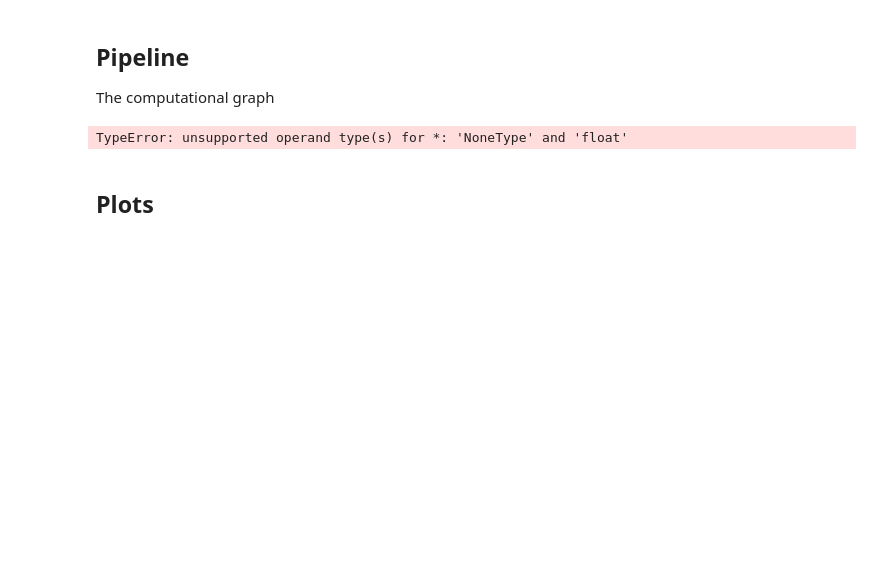
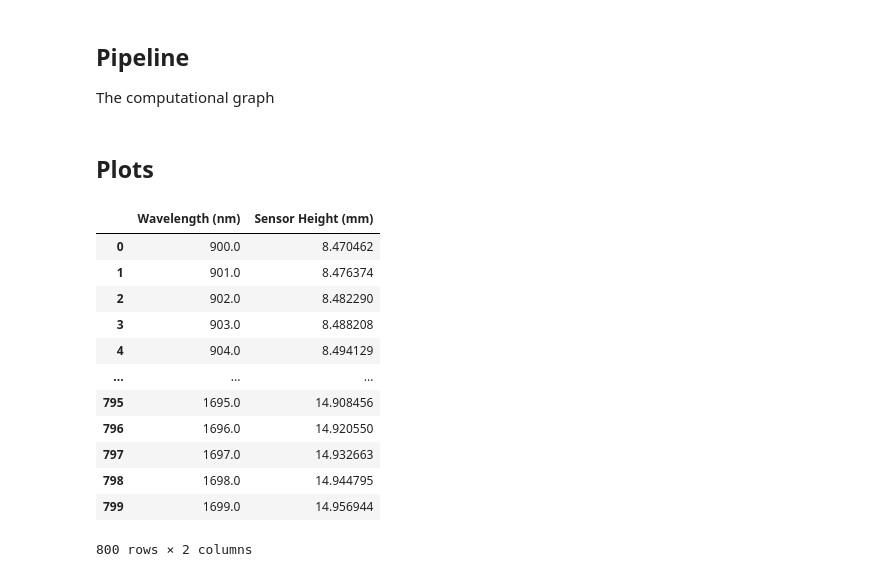
Before and after one commit to utat-ss/architect, a Jupyter notebook: notebooks/sensor_wavelength_mapping.ipynb, the cells around one changed output. Drawn from its saved outputs; the diff is of its cells as text; code cells hidden in the pictures; blank space fills up the shorter version.

```diff
--- a/notebooks/sensor_wavelength_mapping.ipynb
+++ b/notebooks/sensor_wavelength_mapping.ipynb
@@ -18,12 +18,11 @@ Run this section onwards when a parameter is updated.
 ### Parameters
 # %%
 # region constants
-lower_wavelength = 900
-upper_wavelength = 1700
+fringe_frequency = 400 * 1 / unit.mm
 # endregion
 
 # region variables
-wavelength = np.arange(start=900, stop=1700, step=1)
+wavelength = np.arange(start=900, stop=1700, step=1) * unit.nm
 # endregion
 # %% [markdown]
 ### Artifact Instantiation
@@ -33,8 +32,8 @@ foreoptic = components.foreoptics.Chromar()
 slit = components.masks.RectSlit()
 collimator = components.lenses.Lens()
 bandfilter = components.filters.DichroicBandFilter()
-grism = components.diffractors.VPHGrism(apex_angle=45, index_prism=1, index_seal=1, fringe_frequency=600)
-focuser = components.lenses.Lens(focal_length=12)
+grism = components.diffractors.SRTGrating(fringe_frequency=fringe_frequency)
+focuser = components.lenses.Lens(focal_length=12 * unit.mm)
 # endregion
 
 # region systems
@@ -54,28 +53,40 @@ The computational graph
 # get image height on lens
 # calculate sensor height as function of wavelength
 sensor_height = payload.get_mapped_height_sensor(wavelength=wavelength)
-# %% [output]
-TypeError: unsupported operand type(s) for *: 'NoneType' and 'float'
 # %% [markdown]
 ## Plots
 # %%
-sensor_height_label = f"Sensor Height [{sensor_height.unit}]"
-wavelength_label = f"Wavelength Resolution [{wavelength.unit}]"
+wavelength_label = f"Wavelength (nm)"
+sensor_height_label = f"Sensor Height (mm)"
 
 data = {
-    sensor_height_label: sensor_height,
-    wavelength_label: wavelength,
+    wavelength_label: wavelength[:],
+    sensor_height_label: sensor_height[:],
 }
 
 df = pd.DataFrame.from_dict(data=data)
 
 graph = plot.line(
     df=df,
-    x=sensor_height_label,
-    y=wavelength_label,
-    title=None,
+    x=wavelength_label,
+    y=sensor_height_label,
+    title="Sensor Height v/s Wavelength",
     dark=False,
 )
 
 graph.show()
 display(df)
+# %% [output]
+|  | Wavelength (nm) | Sensor Height (mm) |
+| 0 | 900.0 | 8.470462 |
+| 1 | 901.0 | 8.476374 |
+| 2 | 902.0 | 8.482290 |
+| 3 | 903.0 | 8.488208 |
+| 4 | 904.0 | 8.494129 |
+| ... | ... | ... |
+| 795 | 1695.0 | 14.908456 |
+| 796 | 1696.0 | 14.920550 |
+| 797 | 1697.0 | 14.932663 |
+| 798 | 1698.0 | 14.944795 |
+| 799 | 1699.0 | 14.956944 |
+800 rows × 2 columns
```
Also changed, not shown: 3 other files.
